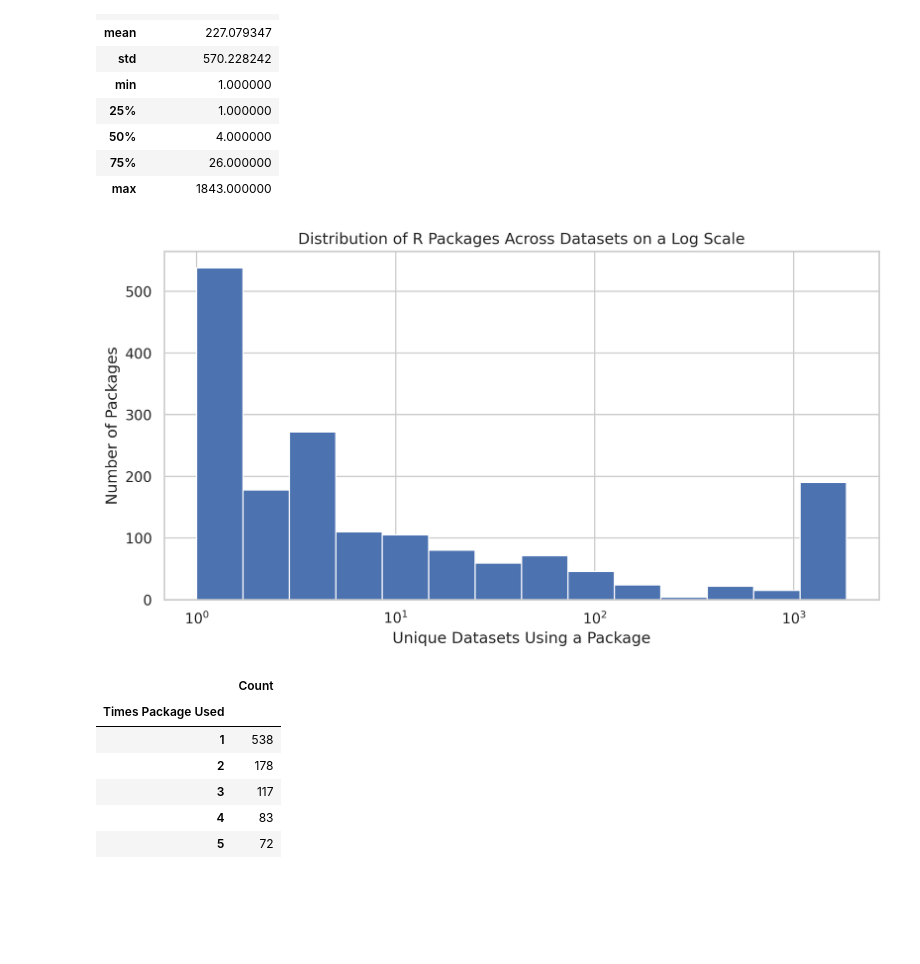
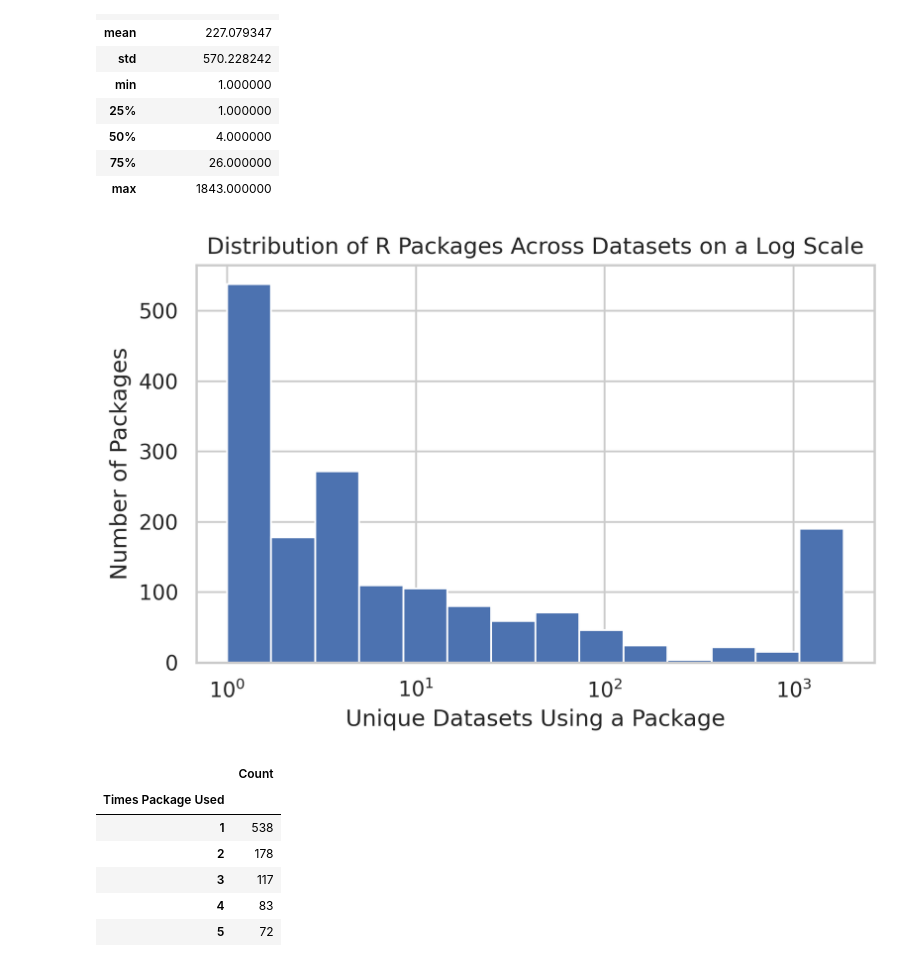
Before and after one commit to jwons/raas-eval, a Jupyter notebook: scripts/create_all_figures_and_tables.ipynb, the cells around one changed output. Saved outputs shown, nothing was run; the diff lists cells and outputs as text; code cells hidden in the pictures; blank space fills up the shorter version.

```diff
--- a/scripts/create_all_figures_and_tables.ipynb
+++ b/scripts/create_all_figures_and_tables.ipynb
@@ -678,23 +688,24 @@ libraries_df.describe()
 # %%
 year_melted_df = year_breakdown_df[["Year", "Number of Errors", "Number of Scripts"]]\
     .loc[year_breakdown_df['Year'].isin(["2015", "2016", "2017", "2018", "2019", "2020", "2021"])]\
     .melt(id_vars='Year').rename(columns=str.title)
 year_melted_df.columns = ["Year", "Count Type", "Count"]
 
-
-plt.figure(figsize=(10, 5), dpi=300)
+#plt.figure(figsize=(10, 5), dpi=300)
+plt.figure(dpi=300)
 sns.set(color_codes=True)
 sns.set_style("whitegrid")
 sns.set_context("notebook")
 #ax = sns.lineplot(x="Times Package Used", y="Count", data=times_libraries_used_df, palette=sns.color_palette("Set1", desat=.7))
 ax = sns.histplot(x="Times Package Used", data=libraries_df, palette=sns.color_palette("Set1", desat=.7), alpha = 1,  stat= "count", log_scale = True)
 #ax = sns.displot(x="Times Package Used", y="Count", data=times_libraries_used_df, palette=sns.color_palette("Set1", desat=.7), alpha = 1)
 ax.set_title('Distribution of R Packages Across Datasets on a Log Scale')
 ax.set_xlabel("Unique Datasets Using a Package")
 ax.set_ylabel("Number of Packages")
+plt.tight_layout()
 plt.savefig('../results/package_distribution.pdf', format="pdf")
 # %% [output]
-[figure, old version]
+[figure, new version]
 # %%
 times_libraries_used_df
 # %% [output]
```
Also changed, not shown: parts of 4 cells of this notebook, 7 other files.
